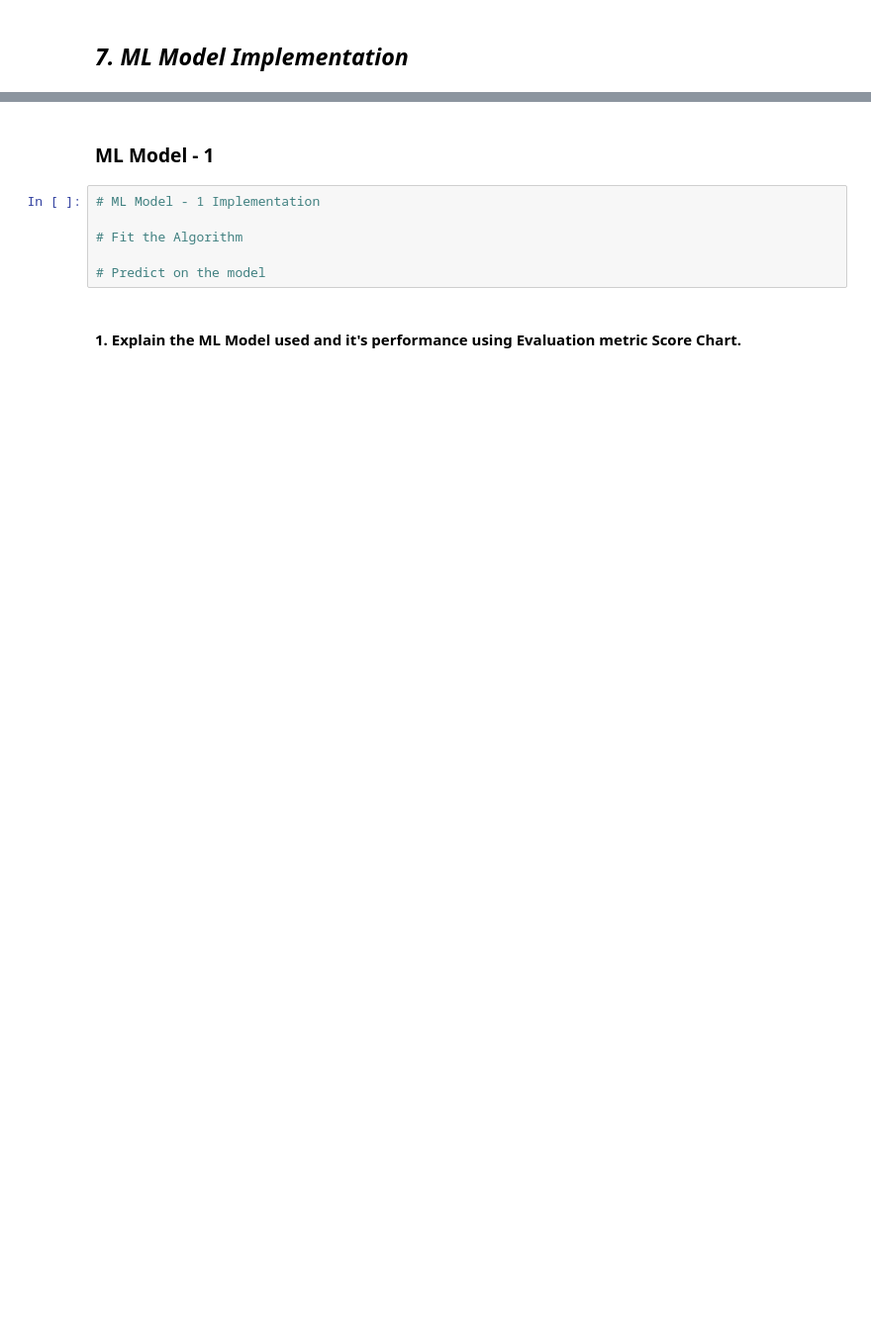
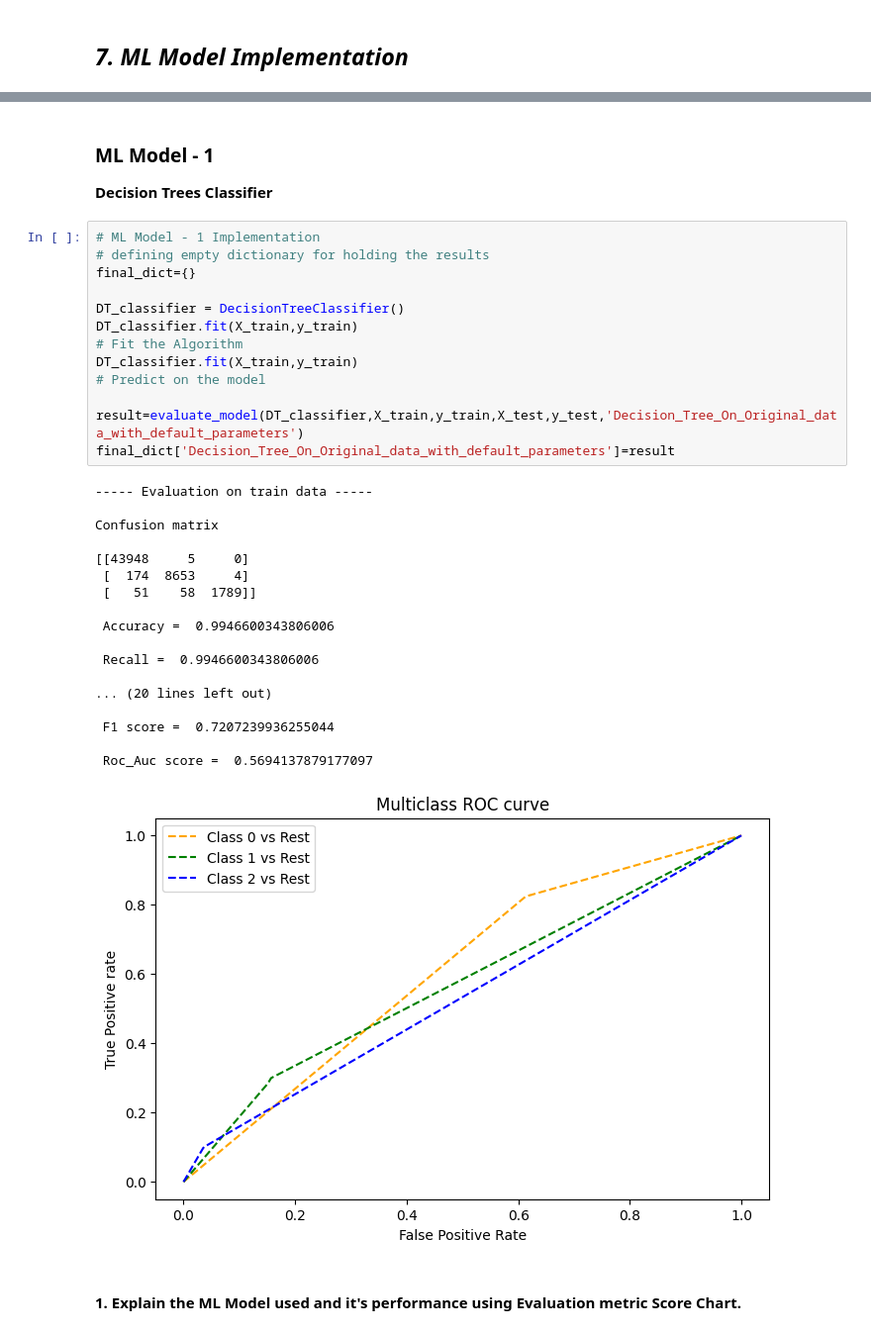
Before and after one commit to Faheemfemu/Email-Campaign-Effectiveness-Prediction-classification, a Jupyter notebook: Email_Campaign_Effectiveness_Prediction_faheem.ipynb, the cells around one changed output, grey strips where cells are left out. Shown at 99% size. Drawn from its saved outputs; the diff is of its cells as text; blank space fills up the shorter version.

Commit message:
model implementation

```diff
--- a/Email_Campaign_Effectiveness_Prediction_faheem.ipynb
+++ b/Email_Campaign_Effectiveness_Prediction_faheem.ipynb
@@ -1532,11 +1660,39 @@ Answer Here.
 # %% [markdown]
 ### ML Model - 1
+
+**Decision Trees Classifier**
 # %%
 # ML Model - 1 Implementation
+# defining empty dictionary for holding the results
+final_dict={}
 
+DT_classifier = DecisionTreeClassifier()
+DT_classifier.fit(X_train,y_train)
 # Fit the Algorithm
+DT_classifier.fit(X_train,y_train)
+# Predict on the model
 
-# Predict on the model
+result=evaluate_model(DT_classifier,X_train,y_train,X_test,y_test,'Decision_Tree_On_Original_data_with_default_parameters')
+final_dict['Decision_Tree_On_Original_data_with_default_parameters']=result
+# %% [output]
+----- Evaluation on train data -----
+
+Confusion matrix
+
+[[43948     5     0]
+ [  174  8653     4]
+ [   51    58  1789]]
+
+ Accuracy =  0.9946600343806006
+
+ Recall =  0.9946600343806006
+
+... (20 lines left out)
+
+ F1 score =  0.7207239936255044
+
+ Roc_Auc score =  0.5694137879177097
+[figure, added]
 # %% [markdown]
 #### 1. Explain the ML Model used and it's performance using Evaluation metric Score Chart.
 # %%
```
Also changed, not shown: parts of 64 cells of this notebook.
